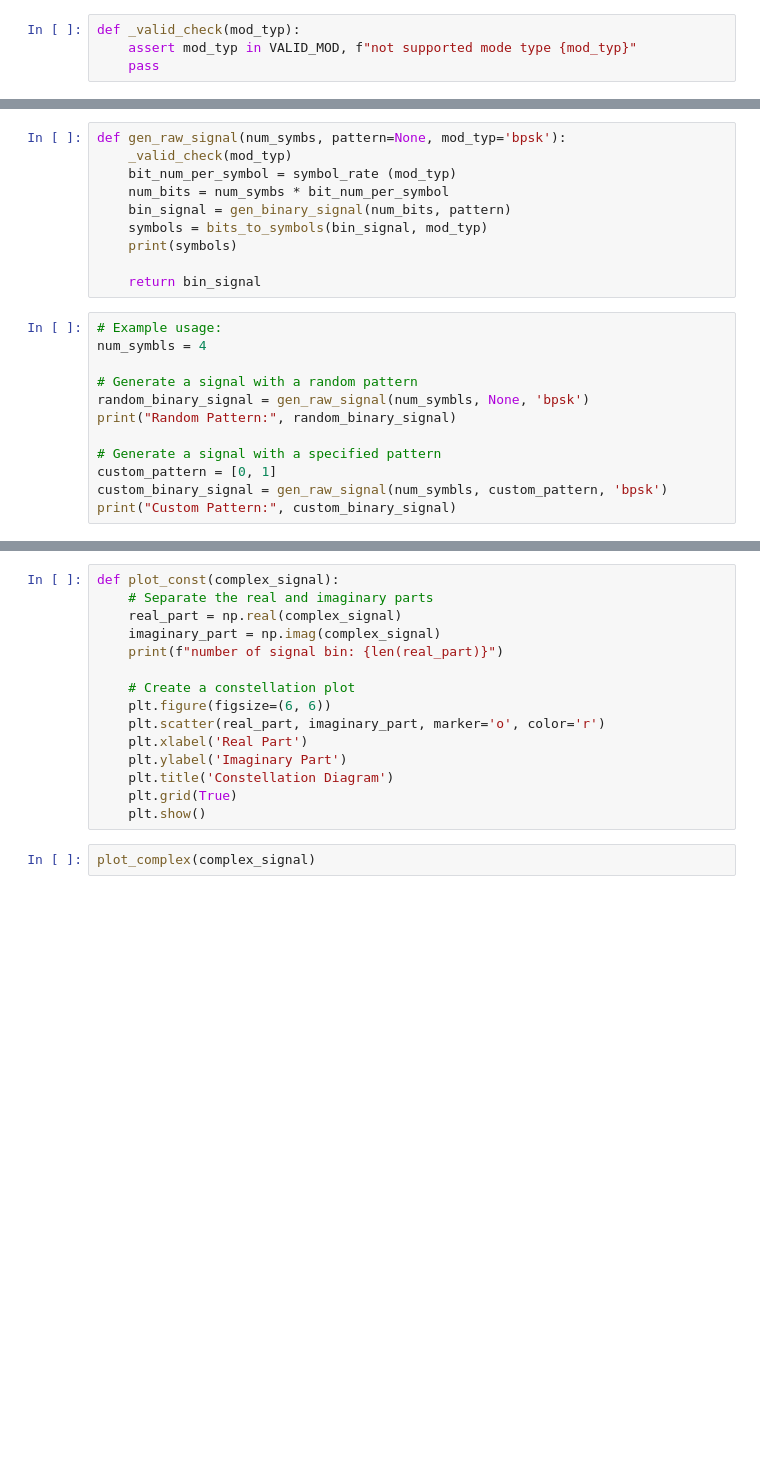
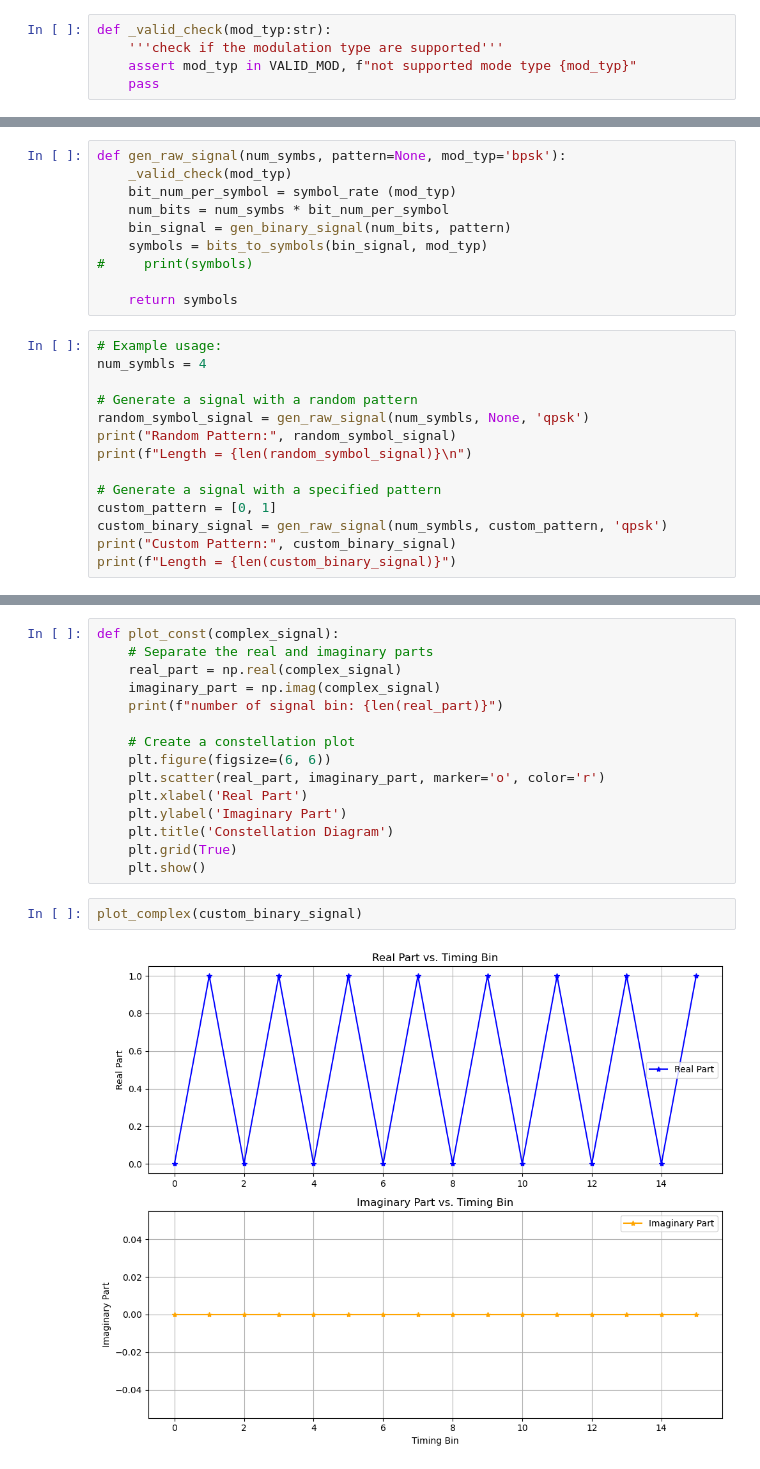
Before and after one commit to LeonMac/notebook, a Jupyter notebook: signal/signal.ipynb, the cells around one changed output, grey strips where cells are left out. Drawn from its saved outputs; the diff is of its cells as text; blank space fills up the shorter version.

Commit message:
full bpsk/qpsk/8psk mapping

```diff
--- a/signal/signal.ipynb
+++ b/signal/signal.ipynb
@@ -28,7 +29,8 @@ EPSK_SYM = np.array([
 
 # todo add QAM
 # %%
-def _valid_check(mod_typ):
+def _valid_check(mod_typ:str):
+    '''check if the modulation type are supported'''
     assert mod_typ in VALID_MOD, f"not supported mode type {mod_typ}"
     pass
 # %%
@@ -101,18 +103,20 @@ def gen_raw_signal(num_symbs, pattern=None, mod_typ='bpsk'):
     num_bits = num_symbs * bit_num_per_symbol
     bin_signal = gen_binary_signal(num_bits, pattern)
     symbols = bits_to_symbols(bin_signal, mod_typ)
-    print(symbols)
+#     print(symbols)
 
-    return bin_signal
+    return symbols
 # %%
 # Example usage:
 num_symbls = 4
 
 # Generate a signal with a random pattern
-random_binary_signal = gen_raw_signal(num_symbls, None, 'bpsk')
-print("Random Pattern:", random_binary_signal)
+random_symbol_signal = gen_raw_signal(num_symbls, None, 'qpsk')
+print("Random Pattern:", random_symbol_signal)
+print(f"Length = {len(random_symbol_signal)}\n")
 
 # Generate a signal with a specified pattern
 custom_pattern = [0, 1]
-custom_binary_signal = gen_raw_signal(num_symbls, custom_pattern, 'bpsk')
+custom_binary_signal = gen_raw_signal(num_symbls, custom_pattern, 'qpsk')
 print("Custom Pattern:", custom_binary_signal)
+print(f"Length = {len(custom_binary_signal)}")
@@ -359,5 +369,7 @@ def plot_const(complex_signal):
     plt.grid(True)
     plt.show()
 # %%
-plot_complex(complex_signal)
+plot_complex(custom_binary_signal)
+# %% [output]
+[figure, added]
 # %%
```
Also changed, not shown: parts of 5 cells of this notebook, 2 other files.
